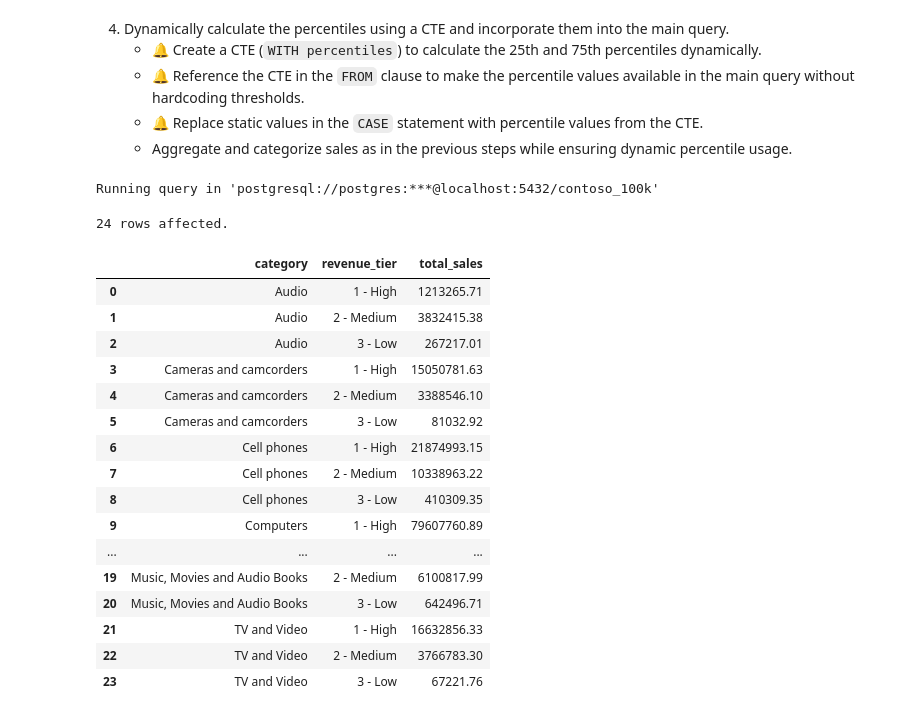
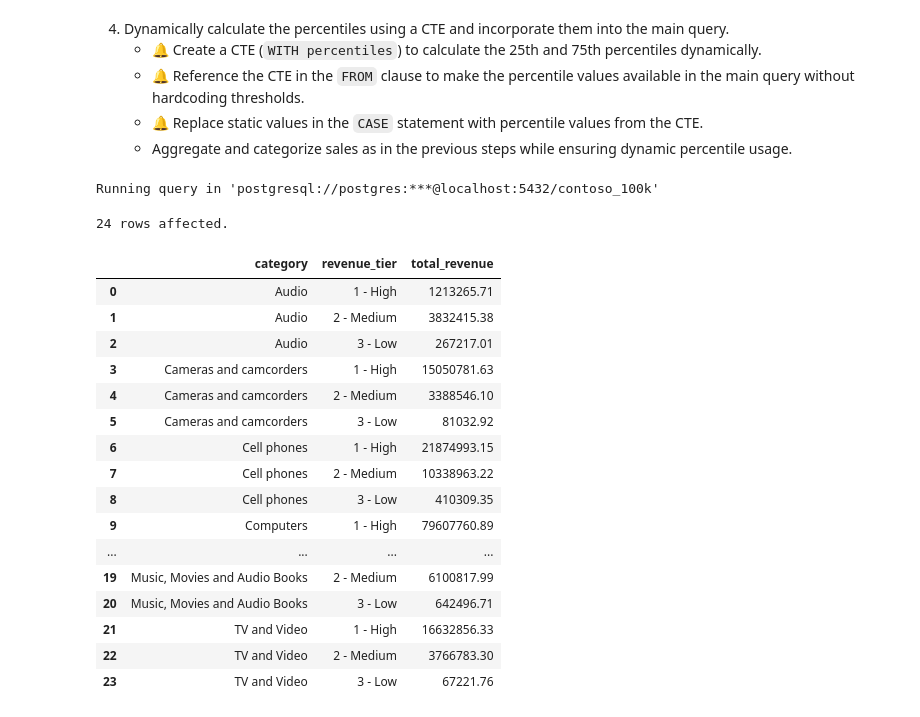
Before and after one commit to mgamzec/SQL_Data_Analytics_Project, a Jupyter notebook: 1_Pivot_With_Case_Statements/3_Advanced_Segmentation.ipynb, the cells around one changed output. Saved outputs shown, nothing was run; the diff lists cells and outputs as text; code cells hidden in the pictures.

```diff
--- a/1_Pivot_With_Case_Statements/3_Advanced_Segmentation.ipynb
+++ b/1_Pivot_With_Case_Statements/3_Advanced_Segmentation.ipynb
@@ -539,37 +594,37 @@ Running query in 'postgresql://postgres:***@localhost:5432/contoso_100k'
 
 -- Calculate the percentiles, ADDED
 WITH percentiles AS (
     SELECT
         PERCENTILE_CONT(0.25) WITHIN GROUP (ORDER BY (s.quantity * s.netprice * exchangerate)) AS net_revenue_25th_percentile,
         PERCENTILE_CONT(0.75) WITHIN GROUP (ORDER BY (s.quantity * s.netprice * exchangerate)) AS net_revenue_75th_percentile
     FROM
         sales s
     WHERE
         orderdate BETWEEN '2022-01-01' AND '2023-12-31'
 )
 SELECT
     p.categoryname AS category,
     CASE
-        WHEN (s.quantity * s.netprice * exchangerate) < pctl.net_revenue_25th_percentile THEN '3 - Low' -- Updated
-        WHEN (s.quantity * s.netprice * exchangerate) BETWEEN pctl.net_revenue_25th_percentile AND pctl.net_revenue_75th_percentile THEN '2 - Medium' -- Updated
+        WHEN (s.quantity * s.netprice * s.exchangerate) < pctl.net_revenue_25th_percentile THEN '3 - Low' -- Updated
+        WHEN (s.quantity * s.netprice * s.exchangerate) BETWEEN pctl.net_revenue_25th_percentile AND pctl.net_revenue_75th_percentile THEN '2 - Medium' -- Updated
         ELSE '1 - High'
     END AS revenue_tier,
-    SUM(s.quantity * s.netprice * exchangerate) AS total_sales
+    SUM(s.quantity * s.netprice * s.exchangerate) AS total_revenue
 FROM
     sales s
     LEFT JOIN product p ON s.productkey = p.productkey,
     percentiles pctl -- ADDED
 GROUP BY
     category,
     revenue_tier
 ORDER BY
     category,
     revenue_tier
 ;
 # %% [output]
 Running query in 'postgresql://postgres:***@localhost:5432/contoso_100k'
 24 rows affected.
-|  | category | revenue_tier | total_sales |
+|  | category | revenue_tier | total_revenue |
 | 0 | Audio | 1 - High | 1213265.71 |
 | 1 | Audio | 2 - Medium | 3832415.38 |
 | 2 | Audio | 3 - Low | 267217.01 |
```
Also changed, not shown: parts of 7 cells of this notebook.
